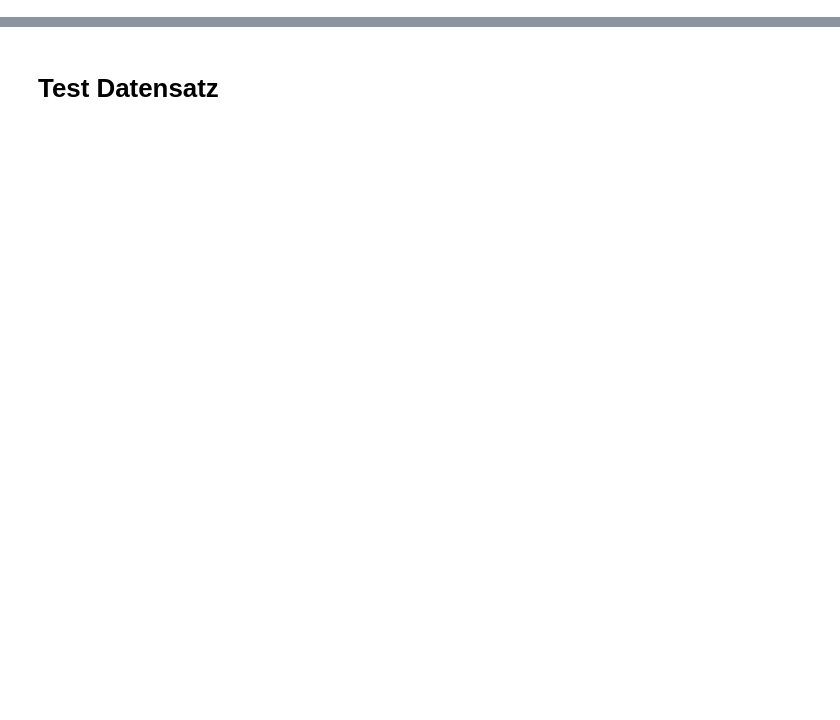
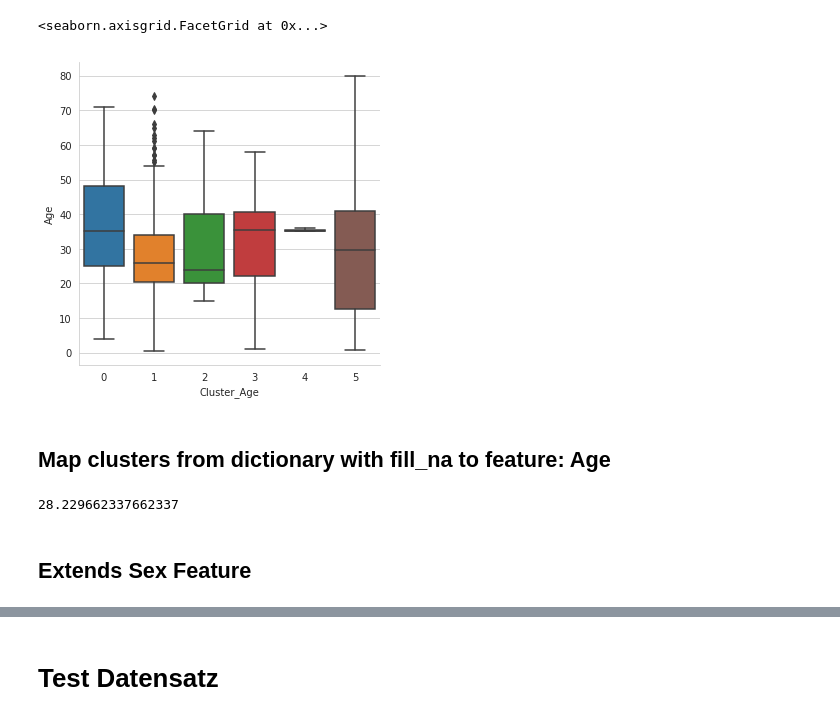
Before and after one commit to maltequast/titanic, a Jupyter notebook: titanic dataset.ipynb, the cells around one changed output, grey strips where cells are left out. Drawn from its saved outputs; the diff is of its cells as text; code cells hidden in the pictures; blank space fills up the shorter version.

```diff
--- a/titanic dataset.ipynb
+++ b/titanic dataset.ipynb
@@ -18,0 +68,2 @@ df_train.shape
+# %%
+kmeans = KMeans(n_clusters = 6)
@@ -18,0 +76,9 @@ df_train.shape
+# %%
+prediction_kmeans = kmeans.predict(df_train.iloc[:,[1,2,9,12]])
+# %%
+df_train = pd.concat([df_train, pd.DataFrame(prediction_kmeans, columns = ['Cluster_Age'])], axis = 1)
+# %%
+sns.catplot(x = 'Cluster_Age', y = 'Age', data = df_train, kind = 'box')
+# %% [output]
+<seaborn.axisgrid.FacetGrid at 0x...>
+[figure, added]
@@ -18,0 +87,2 @@ df_train.shape
+# %% [markdown]
+## Map clusters from dictionary with fill_na to feature: Age
@@ -19,3 +91,7 @@ df_train.shape
+# %%
+np.median(df_train.Age)
+# %% [output]
+28.229662337662337
 # %%
 df_train['Sex_int']=pd.Categorical(df_train['Sex']).codes
 # %%
@@ -24,0 +103,2 @@ df_train['Embarked_int']=pd.Categorical(df_train['Embarked']).codes
+# %% [markdown]
+## Extends Sex Feature
```
Also changed, not shown: parts of 85 cells of this notebook.
